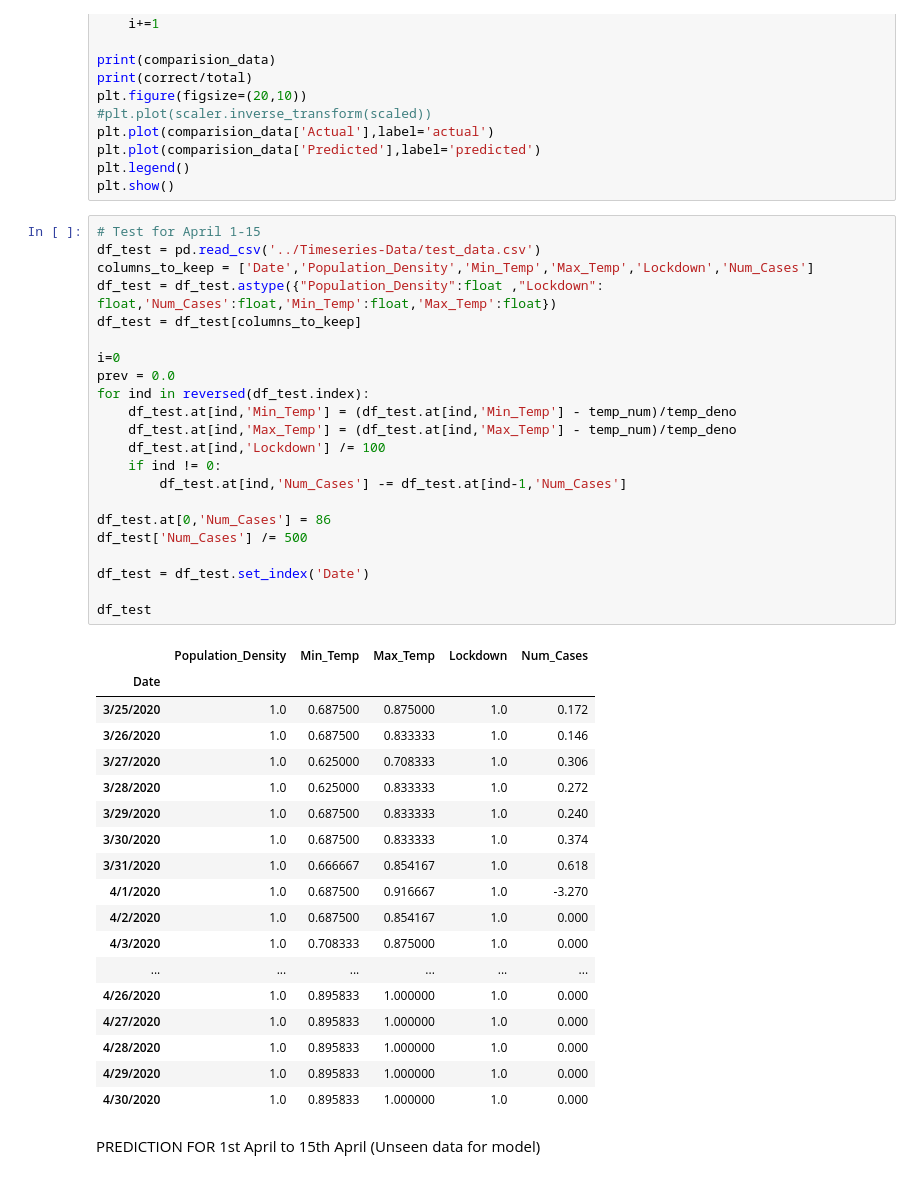
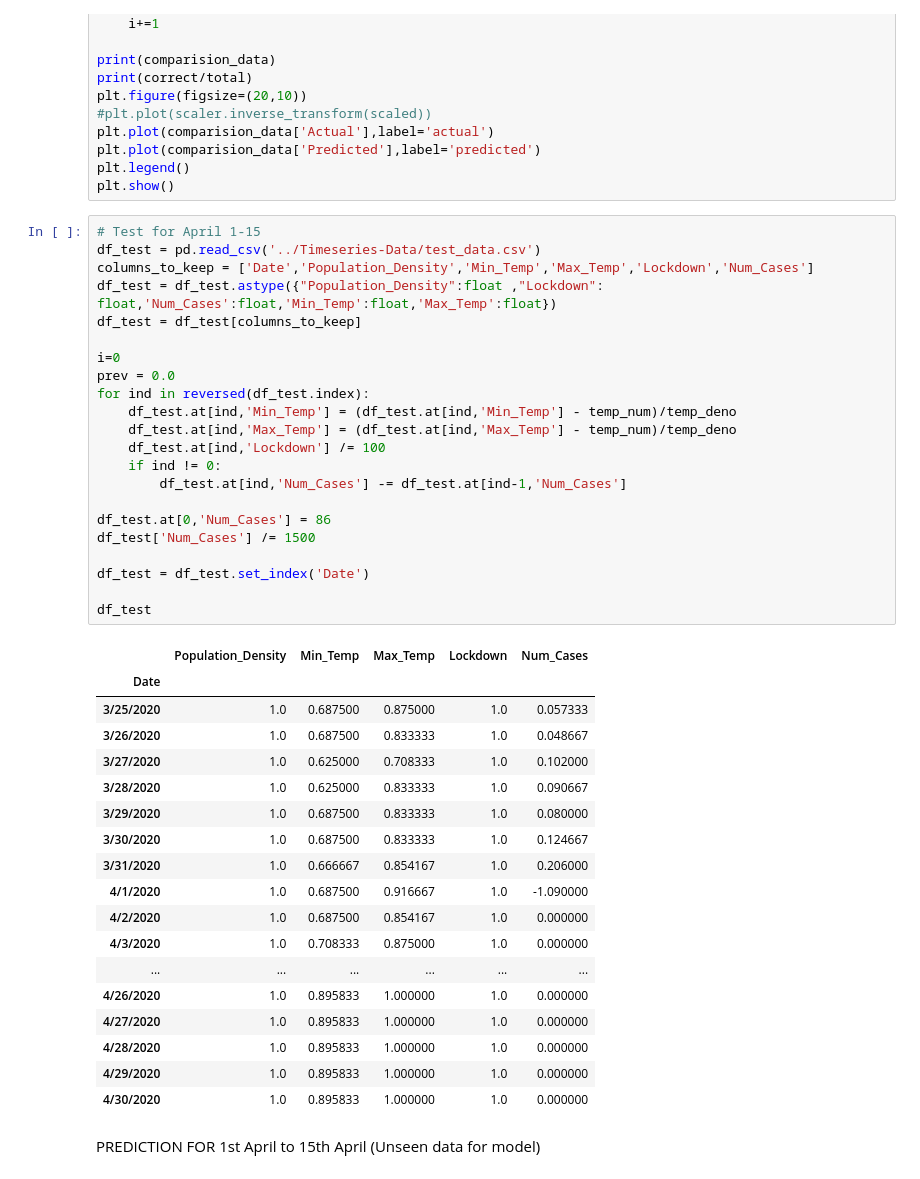
Before and after one commit to abdulsmapara/Covid-19-Trend-Predictor, a Jupyter notebook: src/covid-19-trend-predictor.ipynb, the cells around one changed output. Drawn from its saved outputs; the diff is of its cells as text.

```diff
--- a/src/covid-19-trend-predictor.ipynb
+++ b/src/covid-19-trend-predictor.ipynb
@@ -310,44 +310,44 @@ plt.show()
 # %%
 # Test for April 1-15
 df_test = pd.read_csv('../Timeseries-Data/test_data.csv')
 columns_to_keep = ['Date','Population_Density','Min_Temp','Max_Temp','Lockdown','Num_Cases']
 df_test = df_test.astype({"Population_Density":float ,"Lockdown": float,'Num_Cases':float,'Min_Temp':float,'Max_Temp':float})
 df_test = df_test[columns_to_keep]
 
 i=0
 prev = 0.0
 for ind in reversed(df_test.index):
     df_test.at[ind,'Min_Temp'] = (df_test.at[ind,'Min_Temp'] - temp_num)/temp_deno
     df_test.at[ind,'Max_Temp'] = (df_test.at[ind,'Max_Temp'] - temp_num)/temp_deno
     df_test.at[ind,'Lockdown'] /= 100
     if ind != 0:
         df_test.at[ind,'Num_Cases'] -= df_test.at[ind-1,'Num_Cases']
 
 df_test.at[0,'Num_Cases'] = 86
-df_test['Num_Cases'] /= 500
+df_test['Num_Cases'] /= 1500
 
 df_test = df_test.set_index('Date')
 
 df_test
 # %% [output]
 |  | Population_Density | Min_Temp | Max_Temp | Lockdown | Num_Cases |
 | Date |  |  |  |  |  |
-| 3/25/2020 | 1.0 | 0.687500 | 0.875000 | 1.0 | 0.172 |
-| 3/26/2020 | 1.0 | 0.687500 | 0.833333 | 1.0 | 0.146 |
-| 3/27/2020 | 1.0 | 0.625000 | 0.708333 | 1.0 | 0.306 |
-| 3/28/2020 | 1.0 | 0.625000 | 0.833333 | 1.0 | 0.272 |
-| 3/29/2020 | 1.0 | 0.687500 | 0.833333 | 1.0 | 0.240 |
-| 3/30/2020 | 1.0 | 0.687500 | 0.833333 | 1.0 | 0.374 |
-| 3/31/2020 | 1.0 | 0.666667 | 0.854167 | 1.0 | 0.618 |
-| 4/1/2020 | 1.0 | 0.687500 | 0.916667 | 1.0 | -3.270 |
-| 4/2/2020 | 1.0 | 0.687500 | 0.854167 | 1.0 | 0.000 |
-| 4/3/2020 | 1.0 | 0.708333 | 0.875000 | 1.0 | 0.000 |
+| 3/25/2020 | 1.0 | 0.687500 | 0.875000 | 1.0 | 0.057333 |
+| 3/26/2020 | 1.0 | 0.687500 | 0.833333 | 1.0 | 0.048667 |
+| 3/27/2020 | 1.0 | 0.625000 | 0.708333 | 1.0 | 0.102000 |
+| 3/28/2020 | 1.0 | 0.625000 | 0.833333 | 1.0 | 0.090667 |
+| 3/29/2020 | 1.0 | 0.687500 | 0.833333 | 1.0 | 0.080000 |
+| 3/30/2020 | 1.0 | 0.687500 | 0.833333 | 1.0 | 0.124667 |
+| 3/31/2020 | 1.0 | 0.666667 | 0.854167 | 1.0 | 0.206000 |
+| 4/1/2020 | 1.0 | 0.687500 | 0.916667 | 1.0 | -1.090000 |
+| 4/2/2020 | 1.0 | 0.687500 | 0.854167 | 1.0 | 0.000000 |
+| 4/3/2020 | 1.0 | 0.708333 | 0.875000 | 1.0 | 0.000000 |
 | ... | ... | ... | ... | ... | ... |
-| 4/26/2020 | 1.0 | 0.895833 | 1.000000 | 1.0 | 0.000 |
-| 4/27/2020 | 1.0 | 0.895833 | 1.000000 | 1.0 | 0.000 |
-| 4/28/2020 | 1.0 | 0.895833 | 1.000000 | 1.0 | 0.000 |
-| 4/29/2020 | 1.0 | 0.895833 | 1.000000 | 1.0 | 0.000 |
-| 4/30/2020 | 1.0 | 0.895833 | 1.000000 | 1.0 | 0.000 |
+| 4/26/2020 | 1.0 | 0.895833 | 1.000000 | 1.0 | 0.000000 |
+| 4/27/2020 | 1.0 | 0.895833 | 1.000000 | 1.0 | 0.000000 |
+| 4/28/2020 | 1.0 | 0.895833 | 1.000000 | 1.0 | 0.000000 |
+| 4/29/2020 | 1.0 | 0.895833 | 1.000000 | 1.0 | 0.000000 |
+| 4/30/2020 | 1.0 | 0.895833 | 1.000000 | 1.0 | 0.000000 |
 # %% [markdown]
 PREDICTION FOR 1st April to 15th April (Unseen data for model)
 # %%
```
